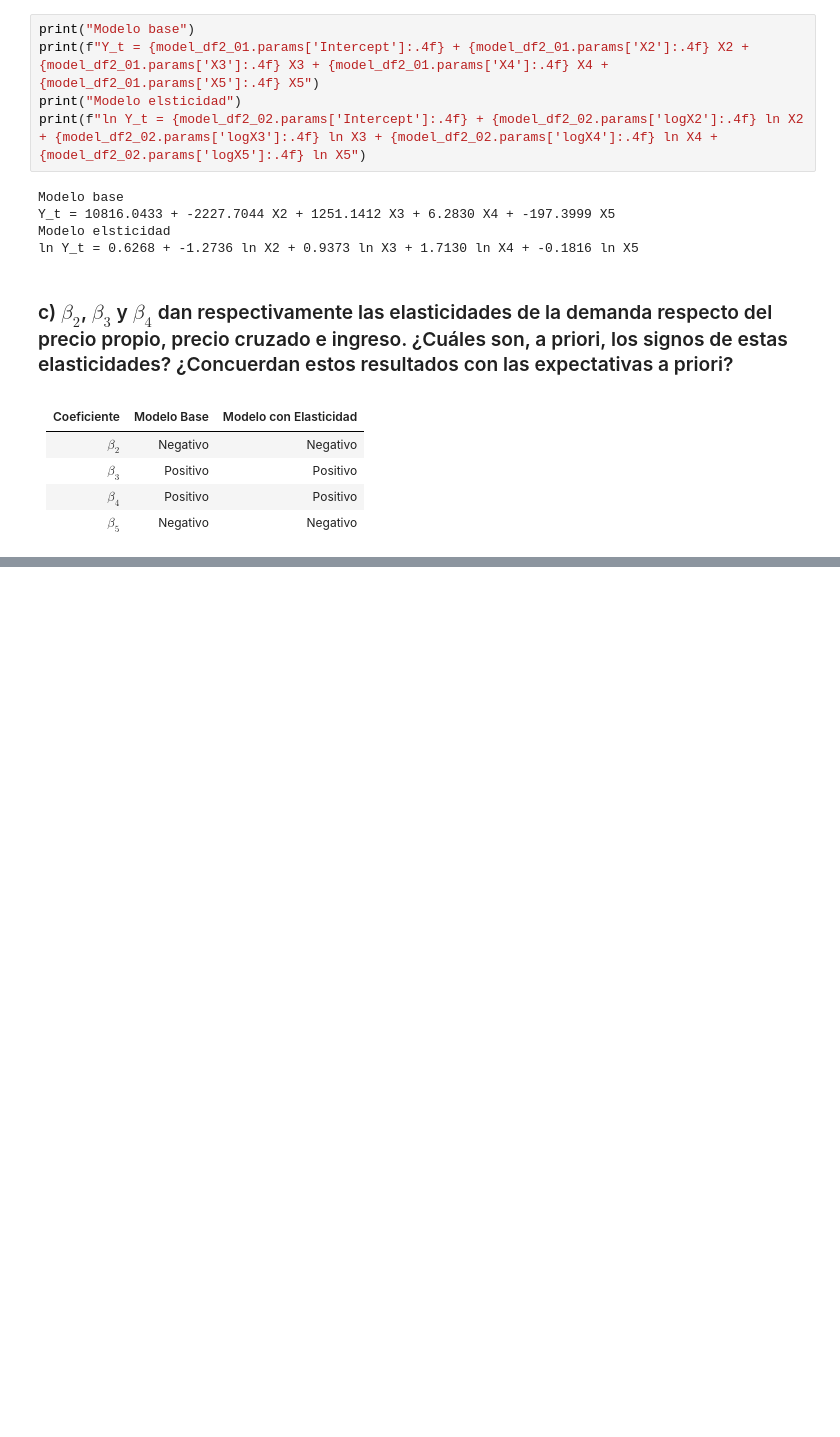
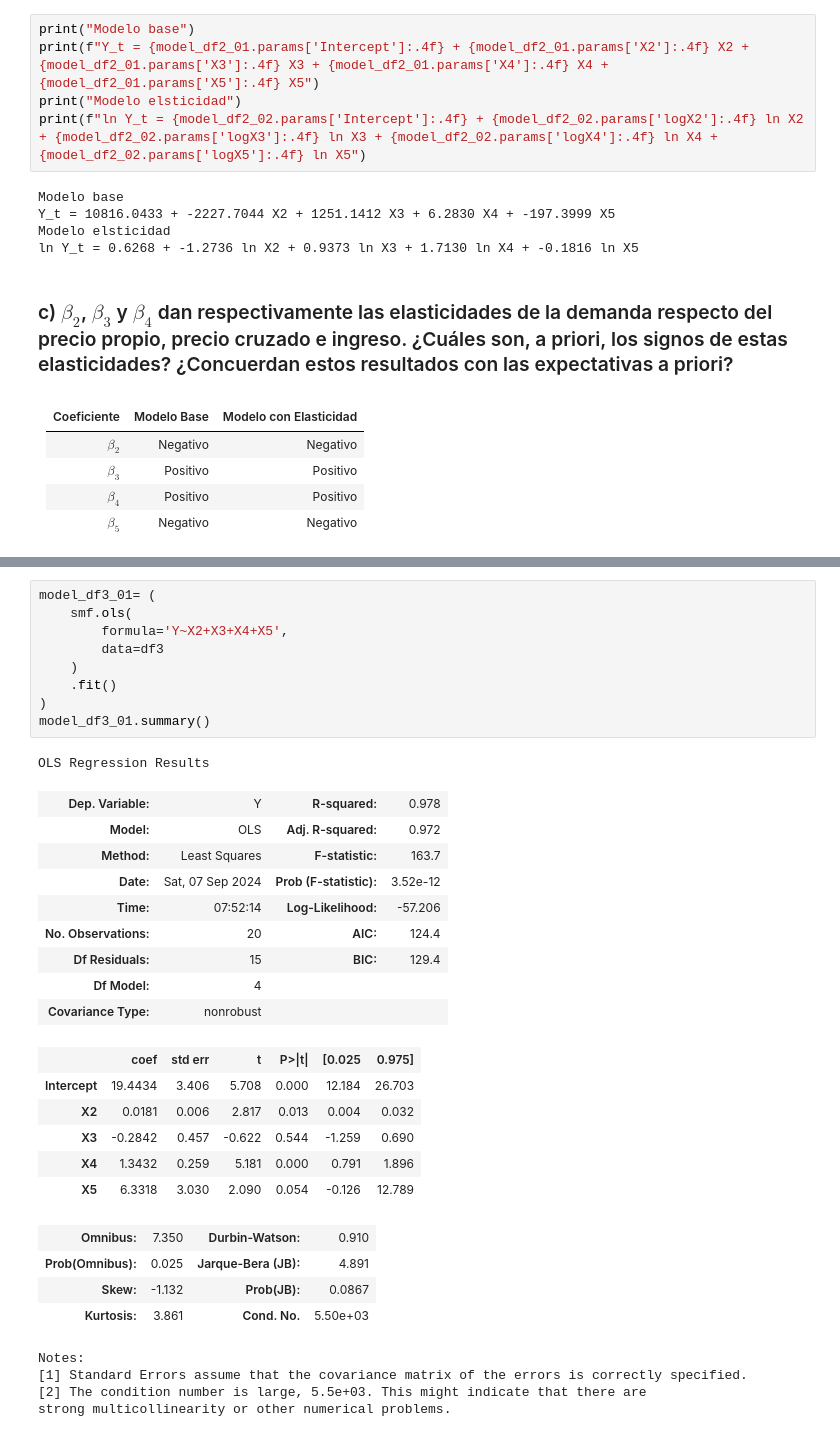
Before and after one commit to Anonymate054/MCD-Econometrics, a Jupyter notebook: notebooks/homeworks/0.0-leng-HW06.ipynb, the cells around one changed output, grey strips where cells are left out. Drawn from its saved outputs; the diff is of its cells as text; blank space fills up the shorter version.

```diff
--- a/notebooks/homeworks/0.0-leng-HW06.ipynb
+++ b/notebooks/homeworks/0.0-leng-HW06.ipynb
@@ -472,0 +472,34 @@ Para probar este modelo, se proporciona la información en la tabla 7.8 (archivo
+# %%
+model_df3_01= (
+    smf.ols(
+        formula='Y~X2+X3+X4+X5',
+        data=df3
+    )
+    .fit()
+)
+model_df3_01.summary()
+# %% [output]
+OLS Regression Results
+| Dep. Variable: | Y | R-squared: | 0.978 |
+| Model: | OLS | Adj. R-squared: | 0.972 |
+| Method: | Least Squares | F-statistic: | 163.7 |
+| Date: | Sat, 07 Sep 2024 | Prob (F-statistic): | 3.52e-12 |
+| Time: | 07:52:14 | Log-Likelihood: | -57.206 |
+| No. Observations: | 20 | AIC: | 124.4 |
+| Df Residuals: | 15 | BIC: | 129.4 |
+| Df Model: | 4 |  |  |
+| Covariance Type: | nonrobust |  |  |
+|  | coef | std err | t | P>|t| | [0.025 | 0.975] |
+| Intercept | 19.4434 | 3.406 | 5.708 | 0.000 | 12.184 | 26.703 |
+| X2 | 0.0181 | 0.006 | 2.817 | 0.013 | 0.004 | 0.032 |
+| X3 | -0.2842 | 0.457 | -0.622 | 0.544 | -1.259 | 0.690 |
+| X4 | 1.3432 | 0.259 | 5.181 | 0.000 | 0.791 | 1.896 |
+| X5 | 6.3318 | 3.030 | 2.090 | 0.054 | -0.126 | 12.789 |
+| Omnibus: | 7.350 | Durbin-Watson: | 0.910 |
+| Prob(Omnibus): | 0.025 | Jarque-Bera (JB): | 4.891 |
+| Skew: | -1.132 | Prob(JB): | 0.0867 |
+| Kurtosis: | 3.861 | Cond. No. | 5.50e+03 |
+Notes:
+[1] Standard Errors assume that the covariance matrix of the errors is correctly specified.
+[2] The condition number is large, 5.5e+03. This might indicate that there are
+strong multicollinearity or other numerical problems.
```
Also changed, not shown: parts of 20 cells of this notebook.
